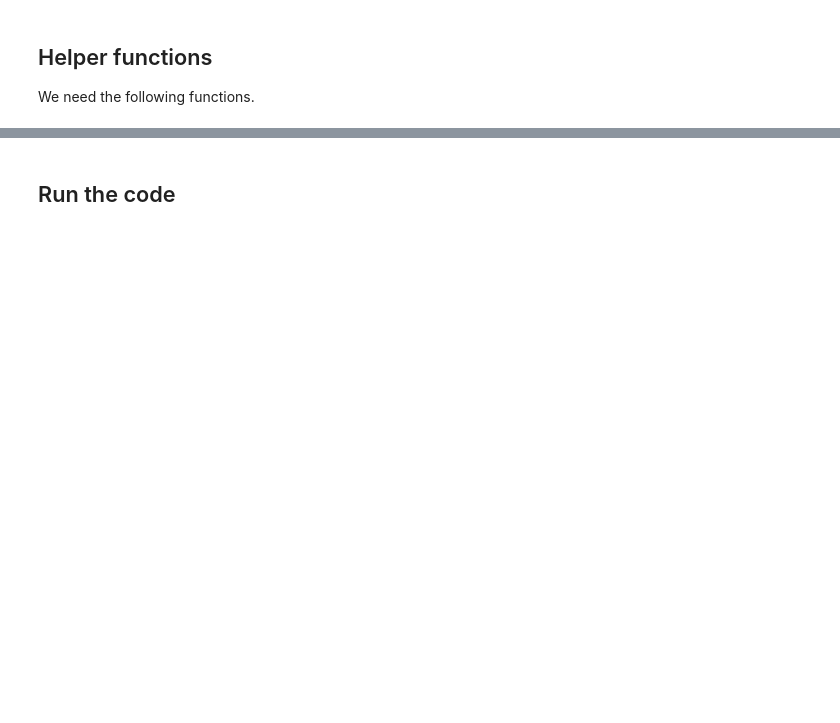
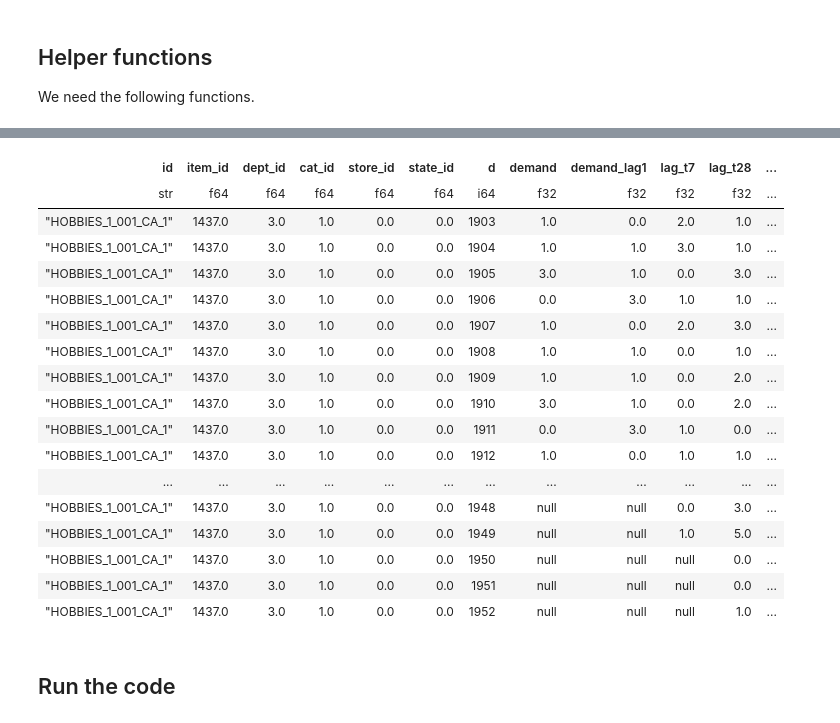
Before and after one commit to yjtek/kaggle, a Jupyter notebook: m5-forecasting/references/m5-forecast-poisson-loss-top-10.ipynb, the cells around one changed output, grey strips where cells are left out. Drawn from its saved outputs; the diff is of its cells as text; code cells hidden in the pictures; blank space fills up the shorter version.

```diff
--- a/m5-forecasting/references/m5-forecast-poisson-loss-top-10.ipynb
+++ b/m5-forecasting/references/m5-forecast-poisson-loss-top-10.ipynb
@@ -123,9 +117,9 @@ We need the following functions.
 # %%
 LAGS = [7, 28]
 WINDOWS = [7, 28]
-FIRST = 1942 # first to predict
-LENGTH = 28
-DROP = 1000
+FIRST_EVAL_DAY = 1942 # first to predict
+LENGTH_EVAL_WINDOW = 28
+DROP_FIRST_N_DAYS = 1600
 
 def make_demand_features(df: pl.DataFrame):
     """ Derive features from sales data and remove rows with missing values """
@@ -192,10 +186,10 @@ def split_train_valid_test(df: pl.DataFrame, first_eval_day: int, lags: list[int
 
     xfeats = [x for x in trainval.columns if x not in ['id', 'd', 'demand']]
 
-    xtrain, xval, ytrain, yval = train_test_split(trainval.drop(['id', 'd', 'demand']), trainval['demand'].to_numpy(), test_size=0.3, random_state=123)
-    #train = lgb.Dataset(xtrain, label = ytrain)
-    #valid = lgb.Dataset(xval, label = yval)
-    return xtrain, xval, ytrain, yval, test, xfeats
+    xtrain, xval, ytrain, yval = train_test_split(trainval.drop(['id', 'd', 'demand']).to_pandas(), trainval['demand'].to_numpy(), test_size=0.3, random_state=123)
+    train = lgb.Dataset(xtrain, label = ytrain)
+    valid = lgb.Dataset(xval, label = yval)
+    return train, valid, test, xfeats
 
 def prep_data(df, first_eval_day: int, length_eval_window: int, drop_days: int, lags: list[int], windows: list[int]):
     """ Prepare model data sets """
@@ -214,7 +208,7 @@ def prep_data(df, first_eval_day: int, length_eval_window: int, drop_days: int,
         .pipe(lambda df: add_ordinal_encoding(df, ["dept_id", "item_id", "store_id", "state_id", "cat_id"]))
     )
 
-    xtrain, xval, ytrain, yval, test, xfeats = split_train_valid_test(df, first_eval_day=first_eval_day, lags=lags, windows=windows)
-    return xtrain, xval, ytrain, yval, test, xfeats
+    train, valid, test, xfeats = split_train_valid_test(df, first_eval_day=first_eval_day, lags=lags, windows=windows)
+    return train, valid, test, xfeats
 # %%
-xtrain, xval, ytrain, yval, test, xfeats = prep_data(sales, first_eval_day=FIRST, length_eval_window=LENGTH, drop_days=DROP, lags=LAGS, windows=WINDOWS)
+train, valid, test, xfeats = prep_data(sales, first_eval_day=FIRST_EVAL_DAY, length_eval_window=LENGTH_EVAL_WINDOW, drop_days=DROP_FIRST_N_DAYS, lags=LAGS, windows=WINDOWS)
@@ -257,22 +273,37 @@ LightGBMError: Length of label is not same with #data
 # %%
-def demand_features_eval(df):
-    """ Same as demand_features but for the step-by-step evaluation """
-    out = df.groupby('id', sort=False).last()
-    for lag in LAGS:
-        out[f'lag_t{lag}'] = df.groupby('id', sort=False)['demand'].nth(-lag-1).astype("float32")
-        for w in WINDOWS:
-            out[f'rolling_mean_lag{lag}_w{w}'] = df.groupby('id', sort=False)['demand'].nth(list(range(-lag-w, -lag))).groupby('id', sort=False).mean().astype("float32")
+# def demand_features_eval(df):
+#     """ Same as demand_features but for the step-by-step evaluation """
+#     out = df.groupby('id', sort=False).last()
+#     for lag in LAGS:
+#         out[f'lag_t{lag}'] = df.groupby('id', sort=False)['demand'].nth(-lag-1).astype("float32")
+#         for w in WINDOWS:
+#             out[f'rolling_mean_lag{lag}_w{w}'] = df.groupby('id', sort=False)['demand'].nth(list(range(-lag-w, -lag))).groupby('id', sort=False).mean().astype("float32")
 
-    return out.reset_index()
+#     return out.reset_index()
 
-def pred_all(fit, test, x):
-    """ Calculate predictions """
+# def pred_all(fit, test, x):
+#     """ Calculate predictions """
 
-    # Recursive prediction
-    for i, day in enumerate(np.arange(FIRST, FIRST + LENGTH)):
-        test_day = demand_features_eval(test[(test.d <= day) & (test.d >= day - max(LAGS) - max(WINDOWS))])
-        test.loc[test.d == day, "demand"] = fit.predict(test_day[x])
+#     # Recursive prediction
+#     for i, day in enumerate(np.arange(FIRST, FIRST + LENGTH)):
+#         test_day = demand_features_eval(test[(test.d <= day) & (test.d >= day - max(LAGS) - max(WINDOWS))])
+#         test.loc[test.d == day, "demand"] = fit.predict(test_day[x])
 
-    return test
+#     return test
 
-pred = pred_all(fit, test, xfeats)
+# pred = pred_all(fit, test, xfeats)
+
+def make_demand_features_eval(test_df: pl.DataFrame):
+  df2 = (
+      test_df
+      .filter(pl.col('id') == 'HOBBIES_1_001_CA_1')
+      .filter(
+          (pl.col('d') <= (FIRST_EVAL_DAY + 10)) & (pl.col('d') >= FIRST_EVAL_DAY - max(LAGS) - max(WINDOWS))
+      )
+  )
+  return df2
+
+temp = make_demand_features_eval(test)
+print(temp.shape)
+temp.tail(50)
+# %% [output]
@@ -278,0 +312,18 @@ pred = pred_all(fit, test, xfeats)
+| id | item_id | dept_id | cat_id | store_id | state_id | d | demand | demand_lag1 | lag_t7 | lag_t28 | ... |
+| str | f64 | f64 | f64 | f64 | f64 | i64 | f32 | f32 | f32 | f32 | ... |
+| "HOBBIES_1_001_CA_1" | 1437.0 | 3.0 | 1.0 | 0.0 | 0.0 | 1903 | 1.0 | 0.0 | 2.0 | 1.0 | ... |
+| "HOBBIES_1_001_CA_1" | 1437.0 | 3.0 | 1.0 | 0.0 | 0.0 | 1904 | 1.0 | 1.0 | 3.0 | 1.0 | ... |
+| "HOBBIES_1_001_CA_1" | 1437.0 | 3.0 | 1.0 | 0.0 | 0.0 | 1905 | 3.0 | 1.0 | 0.0 | 3.0 | ... |
+| "HOBBIES_1_001_CA_1" | 1437.0 | 3.0 | 1.0 | 0.0 | 0.0 | 1906 | 0.0 | 3.0 | 1.0 | 1.0 | ... |
+| "HOBBIES_1_001_CA_1" | 1437.0 | 3.0 | 1.0 | 0.0 | 0.0 | 1907 | 1.0 | 0.0 | 2.0 | 3.0 | ... |
+| "HOBBIES_1_001_CA_1" | 1437.0 | 3.0 | 1.0 | 0.0 | 0.0 | 1908 | 1.0 | 1.0 | 0.0 | 1.0 | ... |
+| "HOBBIES_1_001_CA_1" | 1437.0 | 3.0 | 1.0 | 0.0 | 0.0 | 1909 | 1.0 | 1.0 | 0.0 | 2.0 | ... |
+| "HOBBIES_1_001_CA_1" | 1437.0 | 3.0 | 1.0 | 0.0 | 0.0 | 1910 | 3.0 | 1.0 | 0.0 | 2.0 | ... |
+| "HOBBIES_1_001_CA_1" | 1437.0 | 3.0 | 1.0 | 0.0 | 0.0 | 1911 | 0.0 | 3.0 | 1.0 | 0.0 | ... |
+| "HOBBIES_1_001_CA_1" | 1437.0 | 3.0 | 1.0 | 0.0 | 0.0 | 1912 | 1.0 | 0.0 | 1.0 | 1.0 | ... |
+| ... | ... | ... | ... | ... | ... | ... | ... | ... | ... | ... | ... |
+| "HOBBIES_1_001_CA_1" | 1437.0 | 3.0 | 1.0 | 0.0 | 0.0 | 1948 | null | null | 0.0 | 3.0 | ... |
+| "HOBBIES_1_001_CA_1" | 1437.0 | 3.0 | 1.0 | 0.0 | 0.0 | 1949 | null | null | 1.0 | 5.0 | ... |
+| "HOBBIES_1_001_CA_1" | 1437.0 | 3.0 | 1.0 | 0.0 | 0.0 | 1950 | null | null | null | 0.0 | ... |
+| "HOBBIES_1_001_CA_1" | 1437.0 | 3.0 | 1.0 | 0.0 | 0.0 | 1951 | null | null | null | 0.0 | ... |
+| "HOBBIES_1_001_CA_1" | 1437.0 | 3.0 | 1.0 | 0.0 | 0.0 | 1952 | null | null | null | 1.0 | ... |
```
Also changed, not shown: parts of 15 cells of this notebook.
